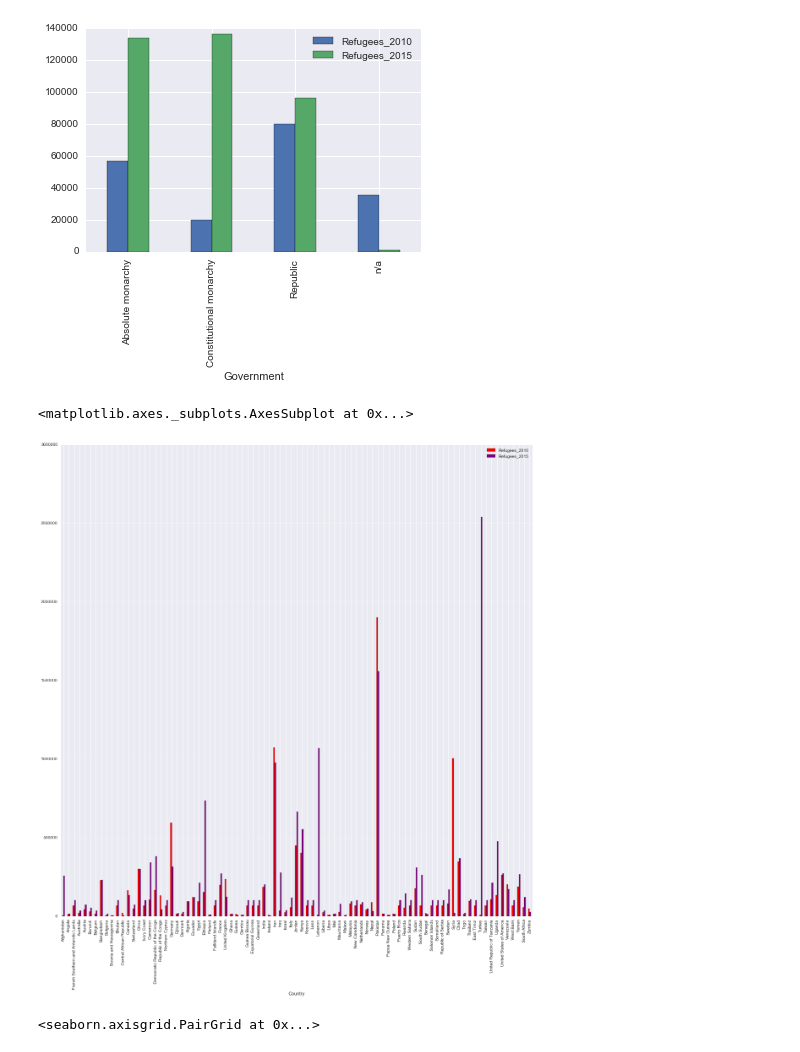
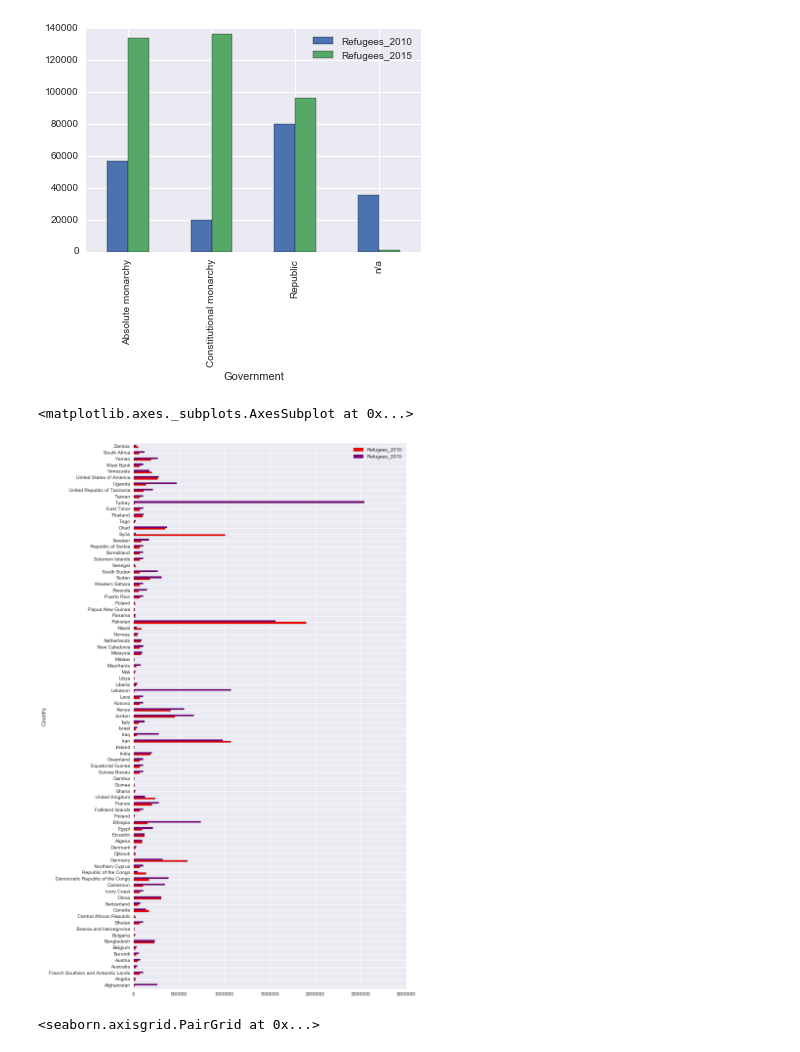
Before and after one commit to nsivapra/DSI-SF-2-nsivapra, a Jupyter notebook: Capstone/Code/EDA_Refugees.ipynb, the cells around one changed output. Cells and saved outputs as stored; diff of their text form; code cells hidden in the pictures.

```diff
--- a/Capstone/Code/EDA_Refugees.ipynb
+++ b/Capstone/Code/EDA_Refugees.ipynb
@@ -1147,11 +1147,11 @@ final_df.groupby('Government')[['Refugees_2010', 'Refugees_2015']].mean().plot(k
 # %%
 # ref_2010 = final_df[]
 # ref_2010
 ref_2010 = final_df[(final_df.Refugees_2010 > 5000) & (final_df.Refugees_2015 > 5000)]
-ref_2010.plot(kind='bar',x='Country',y=['Refugees_2010', 'Refugees_2015'],figsize=(20,20),color = ['red', 'purple'])
+ref_2010.plot(kind='barh',x='Country',y=['Refugees_2010', 'Refugees_2015'],figsize=(10,20),color = ['red', 'purple'])
 # %% [output]
 <matplotlib.axes._subplots.AxesSubplot at 0x...>
-[figure, old version]
+[figure, new version]
 # %%
 sns.pairplot(final_df)
 # %% [output]
```
Also changed, not shown: parts of 2 cells of this notebook, 1 other file.
